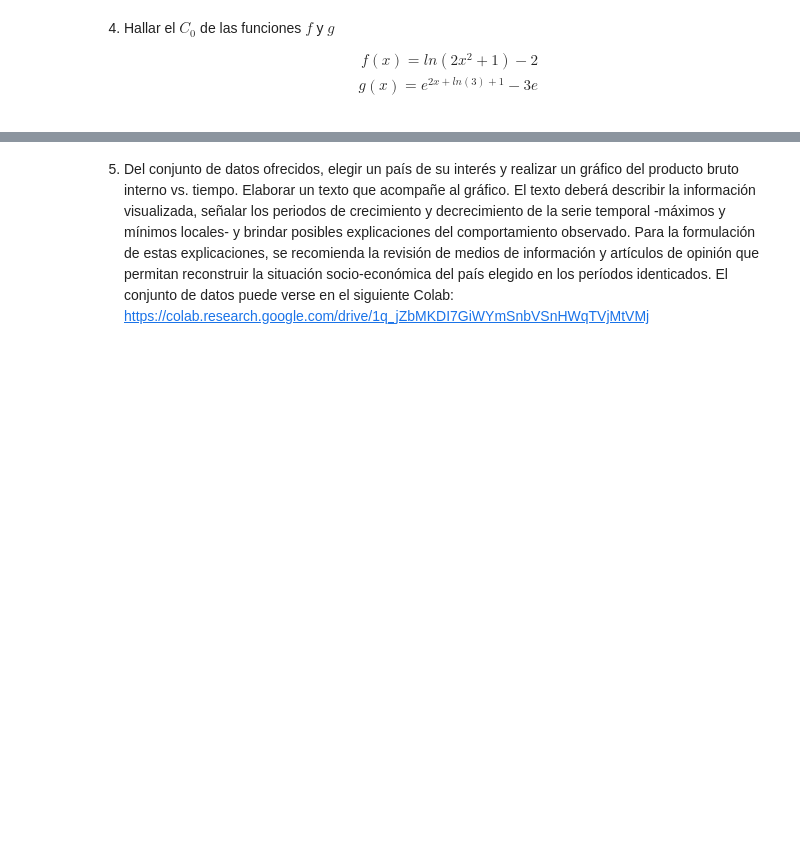
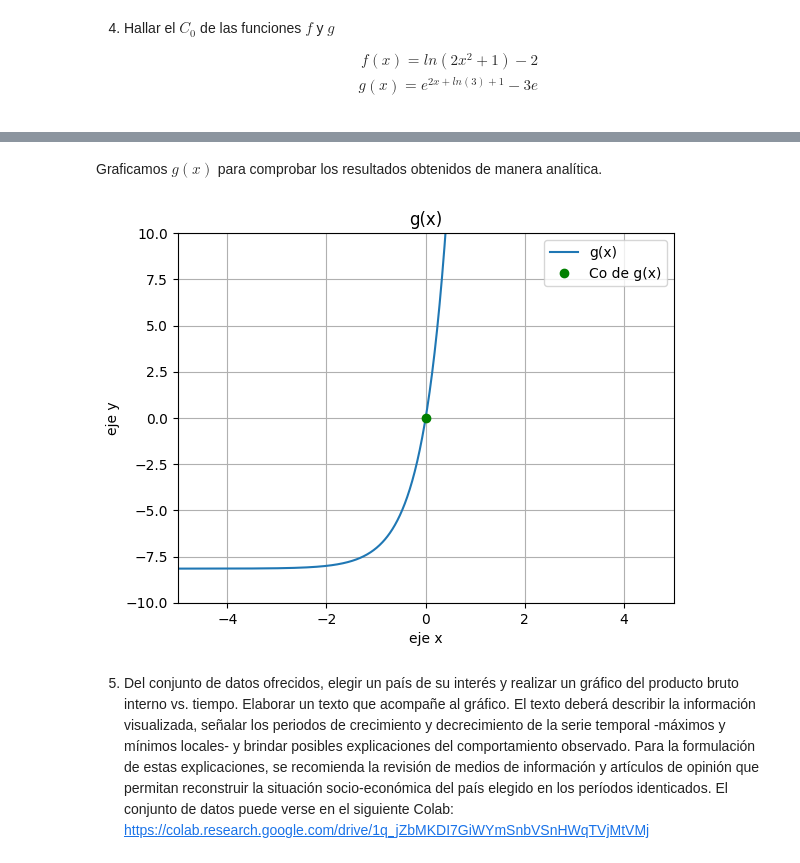
Before and after one commit to juansearg/colab, a Jupyter notebook: TP1_grupo_23.ipynb, the cells around one changed output, grey strips where cells are left out. Drawn from its saved outputs; the diff is of its cells as text; code cells hidden in the pictures; blank space fills up the shorter version.

```diff
--- a/TP1_grupo_23.ipynb
+++ b/TP1_grupo_23.ipynb
@@ -402,3 +445,44 @@ $$
+# %% [markdown]
+Graficamos $g(x)$ para comprobar los resultados obtenidos de manera analítica.
+# %%
+intervalo=[]# definimos intervalo como una lista de valores.
+
+def g_de_x(x: intervalo)->intervalo: # definimos f de x.
+  return np.e**(2*x+np.log(3)+1)-3*np.e
+
+x = np.arange(-10,10,0.01) #utilizamos la función de numpy arange(inicio,final,salto).
+
+
+# Creamos los gráficos.
+
+plt.plot(x,g_de_x(x), label='g(x)')
+
+# Limitamos el rango de y para poder ver algo
+plt.ylim(-10,10)
+
+# Limitamos el rango de x al rango de P y Q
+plt.xlim(-5,5)
+
+# Marcamos C0 de f(x)
+x1=0 #fijamos x encontrada analíticamente.
+
+plt.plot(x1, g_de_x(x1), 'go', label='Co de g(x)')
+
+# Ejecutamos el comando para que muestre la grilla
+plt.grid()
+
+# Etiquetamos el eje x y eje y
+plt.xlabel('eje x')
+plt.ylabel('eje y')
+
+# Colocamos un título.
+plt.title('g(x)')
+
+plt.legend() # Comando para que muestre las etiquetas.
+
+plt.show()
+# %% [output]
+[figure, added]
 # %% [markdown]
 5. Del conjunto de datos ofrecidos, elegir un país de su interés y realizar un gráfico del producto bruto interno vs. tiempo. Elaborar un texto que acompañe al gráfico.
 El texto deberá describir la información visualizada, señalar los periodos de crecimiento y decrecimiento de la serie temporal -máximos y mínimos locales- y brindar posibles explicaciones del comportamiento observado. Para la formulación de estas explicaciones, se recomienda la revisión de medios de información y artículos de opinión que permitan reconstruir la situación socio-económica del país elegido en los períodos identicados. El conjunto de datos puede verse en el siguiente Colab:
```
Also changed, not shown: parts of 4 cells of this notebook.
